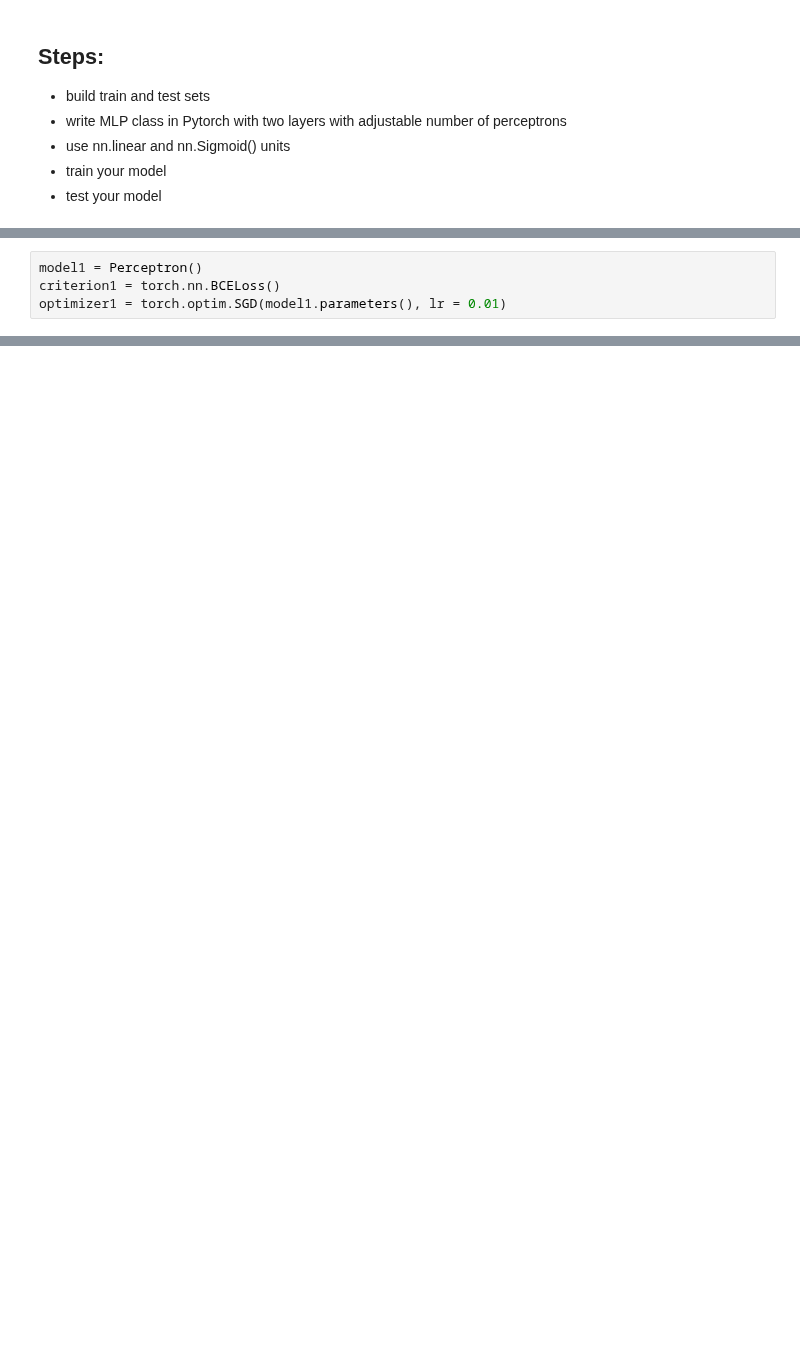
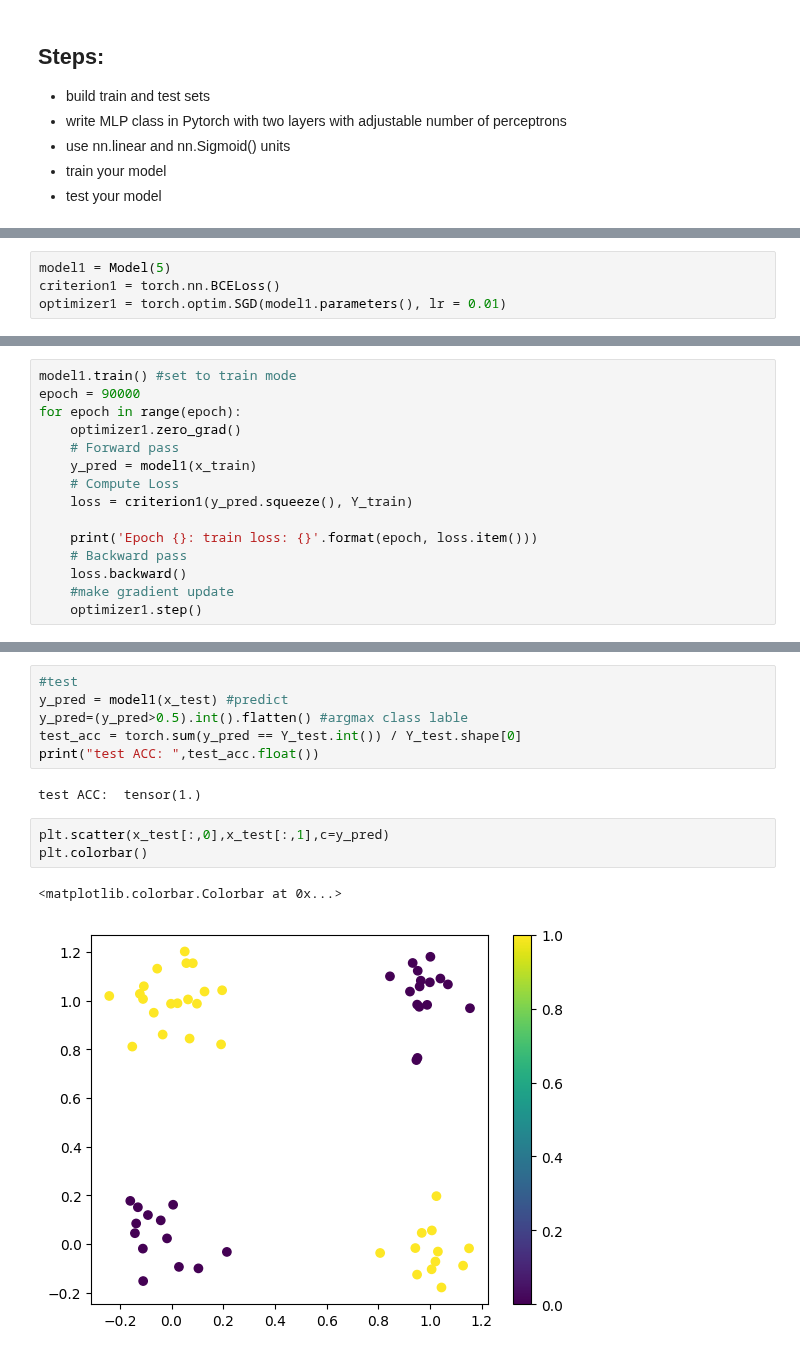
Before and after one commit to MrEwdew/DeepLearning25, a Jupyter notebook: week_3/Assignment_Basic_MLP_in_Pytorch.ipynb, the cells around one changed output, grey strips where cells are left out. Saved outputs shown, nothing was run; the diff lists cells and outputs as text; blank space fills up the shorter version.

```diff
--- a/week_3/Assignment_Basic_MLP_in_Pytorch.ipynb
+++ b/week_3/Assignment_Basic_MLP_in_Pytorch.ipynb
@@ -45,5 +52,5 @@ class Perceptron(torch.nn.Module): #all nets inherit from nn.Module
         return output
 # %%
-model1 = Perceptron()
+model1 = Model(5)
 criterion1 = torch.nn.BCELoss()
 optimizer1 = torch.optim.SGD(model1.parameters(), lr = 0.01)
@@ -82,0 +78,15 @@ accuracy_score(y_test,y_pred)
+# %%
+model1.train() #set to train mode
+epoch = 90000
+for epoch in range(epoch):
+    optimizer1.zero_grad()
+    # Forward pass
+    y_pred = model1(x_train)
+    # Compute Loss
+    loss = criterion1(y_pred.squeeze(), Y_train)
+
+    print('Epoch {}: train loss: {}'.format(epoch, loss.item()))
+    # Backward pass
+    loss.backward()
+    #make gradient update
+    optimizer1.step()
@@ -82,0 +121,14 @@ accuracy_score(y_test,y_pred)
+# %%
+#test
+y_pred = model1(x_test) #predict
+y_pred=(y_pred>0.5).int().flatten() #argmax class lable
+test_acc = torch.sum(y_pred == Y_test.int()) / Y_test.shape[0]
+print("test ACC: ",test_acc.float())
+# %% [output]
+test ACC:  tensor(1.)
+# %%
+plt.scatter(x_test[:,0],x_test[:,1],c=y_pred)
+plt.colorbar()
+# %% [output]
+<matplotlib.colorbar.Colorbar at 0x...>
+[figure, added]
```
Also changed, not shown: parts of 8 cells of this notebook.
